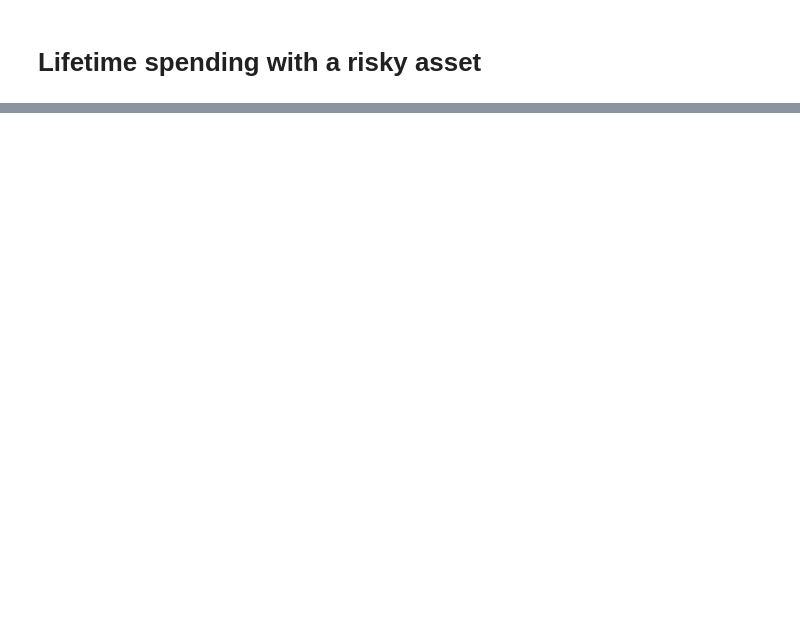
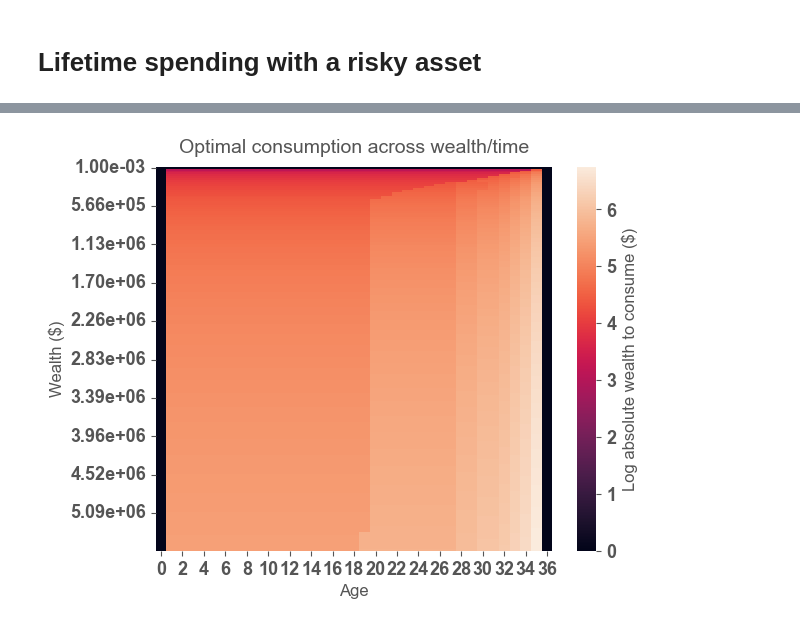
Before and after one commit to jaryaman/financial-decisions, a Jupyter notebook: notebooks/5-lifetime-spending-with-risky-asset.ipynb, the cells around one changed output, grey strips where cells are left out. Cells and saved outputs as stored; diff of their text form; code cells hidden in the pictures; blank space fills up the shorter version.

```diff
--- a/notebooks/5-lifetime-spending-with-risky-asset.ipynb
+++ b/notebooks/5-lifetime-spending-with-risky-asset.ipynb
@@ -102,0 +159,3 @@ def solve_consumption(
+# %%
+W_max = initial_wealth * (1 + r_f) ** time_horizon * 2.0
+W_grid = np.linspace(1e-3, W_max, n_grid)
@@ -102,0 +182,19 @@ def solve_consumption(
+# %%
+C_opt.shape, W_grid.shape
+
+optimal_consumption = np.einsum("ij,j->ij", C_opt, W_grid)
+# %%
+ax = sns.heatmap(np.log10(optimal_consumption.T+1))
+
+ax.set_xlabel("Age", fontsize=12)
+ax.set_ylabel("Wealth ($)", fontsize=12)
+ax.set_title("Optimal consumption across wealth/time")
+cbar = ax.collections[0].colorbar
+cbar.set_label("Log absolute wealth to consume ($)", fontsize=12)
+
+step = 20
+yticks = np.arange(0, n_grid, step)
+yticklabels = [f"{W_grid[i]:.2e}" for i in yticks]
+plt.yticks(yticks + 0.5, yticklabels);
+# %% [output]
+[figure, added]
```
Also changed, not shown: parts of 19 cells of this notebook.
